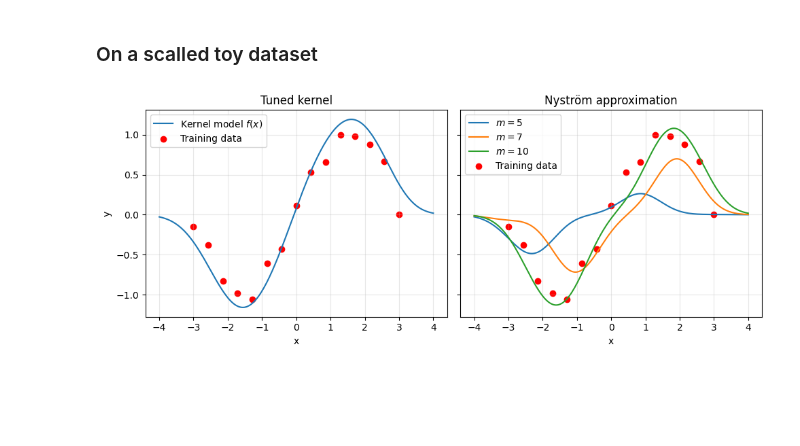
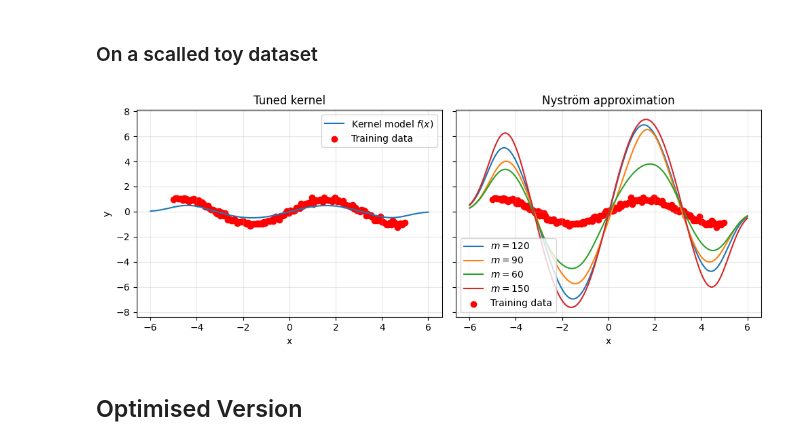
Before and after one commit to fotisk07/GDA-Project, a Jupyter notebook: notes.ipynb, the cells around one changed output. Drawn from its saved outputs; the diff is of its cells as text; code cells hidden in the pictures; blank space fills up the shorter version.

Commit message:
Temp linear system optim

```diff
--- a/notes.ipynb
+++ b/notes.ipynb
@@ -171,13 +169,14 @@ Benchmarking solve_l2_problem on dataset sizes: [  10   12   15   19   23   29
 # %%
 def solve_l2_problem_Nystrom(X, y, m=10, sigma=0.1, reg=0.1):
     Xm = X[np.random.choice(len(X), size =m, replace=False)]
-    K_nm = rbf_kernel(X, Xm, sigma)     # (n, m)
     K_mm = rbf_kernel(Xm, Xm, sigma)    # (m, m)
+    K_mn = rbf_kernel(Xm, X,  sigma)    # (m, n)
 
-    A = K_nm.T @ K_nm + reg * n * K_mm    # (m, m)
-    b = K_nm.T @ y                      # (m,)
 
-    beta = np.linalg.solve(A, b)        # (m,)
+    beta = np.linalg.solve(
+    K_mm + reg * n * np.eye(m),
+    K_mn @ y
+)
 
     return beta, Xm
 # %% [markdown]
@@ -185,22 +184,23 @@ def solve_l2_problem_Nystrom(X, y, m=10, sigma=0.1, reg=0.1):
 # %%
 # Toy dataset
 n = 150
-X = np.linspace(-10, 10, n).reshape(-1, 1)
+X = np.linspace(-5, 5, n).reshape(-1, 1)
 y = np.sin(X).ravel() + 0.1*np.random.randn(n)
-X_test = np.linspace(-4,4,200).reshape(-1,1)
-sigma = 0.1
+X_test = np.linspace(-6,6,200).reshape(-1,1)
+sigma_vanilla = 1
+sigma_nystrom = 2
 reg = 0.1
-ms=[5,7,10]
+ms=[int(0.8*n),int(0.6*n),int(0.4*n), int(n)]
 
 ### Vanilla  ##
-alpha = solve_l2_problem(X, y, sigma=sigma, reg=reg)
+alpha = solve_l2_problem(X, y, sigma=sigma_vanilla, reg=reg)
 K_test = rbf_kernel(X_test, X)
 f_test = K_test @ alpha
 
 ## Nystrom ##
 f_test_ms = []
 for m in ms:
-    beta, Xm = solve_l2_problem_Nystrom(X,y,m=m, sigma=sigma, reg=reg)
+    beta, Xm = solve_l2_problem_Nystrom(X,y,m=m, sigma=sigma_nystrom, reg=reg)
     K_test_m  = rbf_kernel(X_test, Xm)
     f_test_m = K_test_m @ beta
 
@@ -208,30 +208,32 @@ for m in ms:
 # %%
 fig, axs = plt.subplots(
     1, 2,
     figsize=(10, 4),
     sharex=True,
     sharey=True
 )
 
 # ----- Left panel -----
-axs[0].plot(x_test, f_test, label="Kernel model $f(x)$")
+axs[0].plot(X_test, f_test, label="Kernel model $f(x)$")
 axs[0].scatter(X, y, label="Training data",c="r")
 axs[0].set_title("Tuned kernel")
 axs[0].set_xlabel("x")
 axs[0].set_ylabel("y")
 axs[0].legend()
 axs[0].grid(True, alpha=0.3)
 
 # ----- Right panel -----
 for i,m in enumerate(ms):
-    axs[1].plot(x_test, f_test_ms[i], label=f"$m={m}$")
+    axs[1].plot(X_test, f_test_ms[i], label=f"$m={m}$")
 
 axs[1].scatter(X, y, label="Training data", c="r")
 axs[1].set_title("Nyström approximation")
 axs[1].set_xlabel("x")
 axs[1].legend()
 axs[1].grid(True, alpha=0.3)
 
 plt.tight_layout()
 # %% [output]
-[figure, old version]
+[figure, new version]
+# %% [markdown]
+## Optimised Version
```
Also changed, not shown: parts of 10 cells of this notebook, 2 other files.
